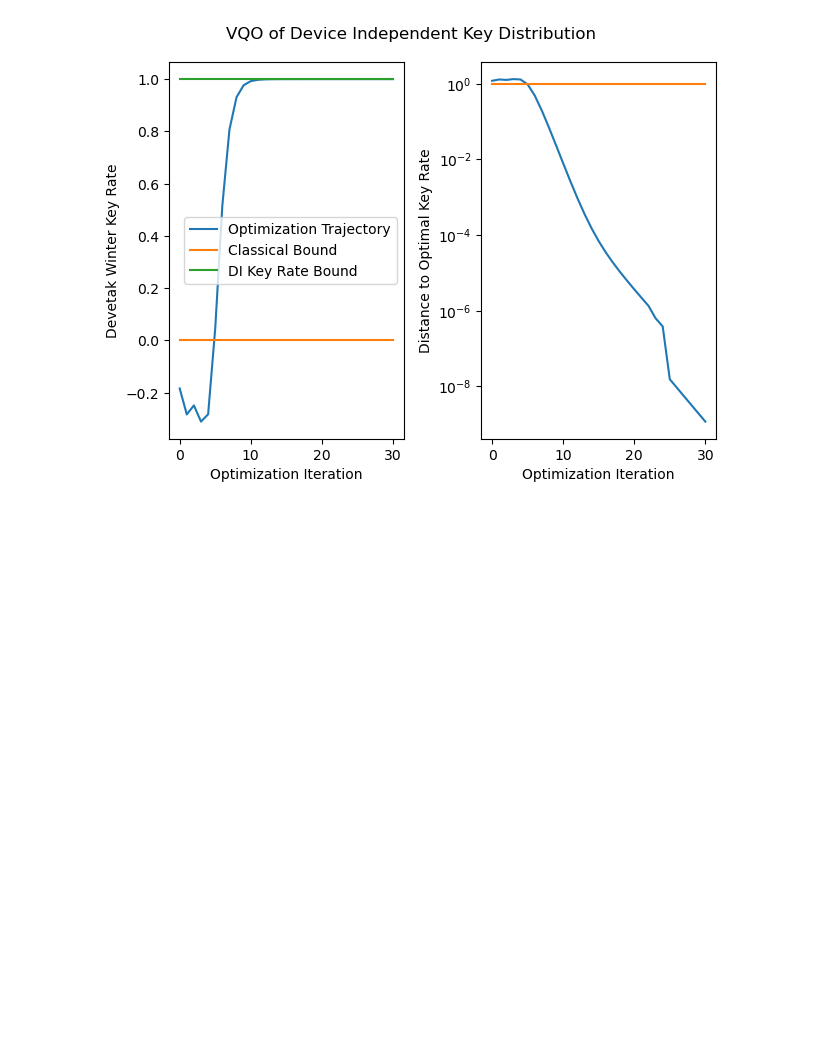
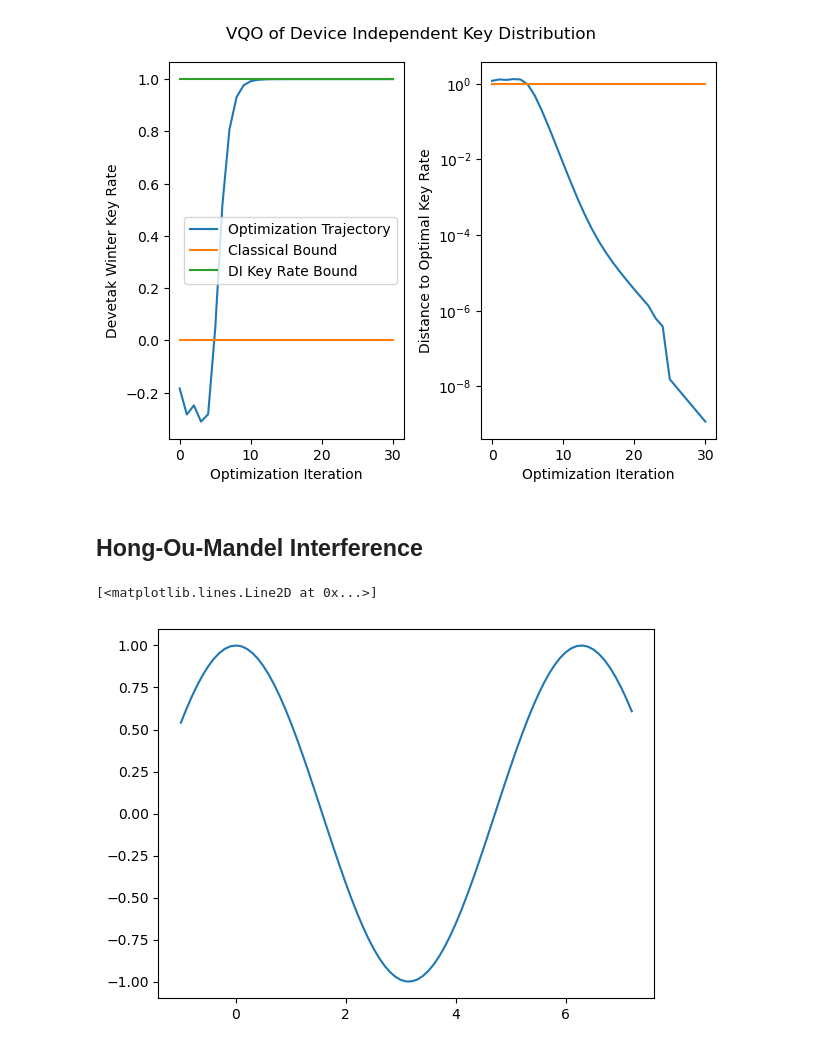
Before and after one commit to ChitambarLab/pennylane-kinesis-plugin, a Jupyter notebook: next_steps_demo.ipynb, the cells around one changed output. Saved outputs shown, nothing was run; the diff lists cells and outputs as text; code cells hidden in the pictures; blank space fills up the shorter version.

```diff
--- a/next_steps_demo.ipynb
+++ b/next_steps_demo.ipynb
@@ -476,3 +476,28 @@ ax2.set_xlabel("Optimization Iteration")
 plt.tight_layout()
 # %% [output]
 [figure]
+# %% [markdown]
+## Hong-Ou-Mandel Interference
+# %%
+hom_ansatz = qnetvo.NetworkAnsatz(
+    [qnetvo.PrepareNode(wires=[0,1], ansatz_fn=qnetvo.ghz_state)],
+    [qnetvo.ProcessingNode(wires=[0], ansatz_fn=qnetvo.local_RY, num_settings=1)],
+    [qnetvo.MeasureNode(wires=[0,1], num_out=4)],
+)
+
+hom_qnode = qnetvo.global_parity_expval_qnode(hom_ansatz)
+
+def hom_cost(*settings):
+    return -hom_qnode(hom_ansatz.qnode_settings(settings, [[],[0],[]]))
+
+
+hom_cost([qnp.pi/1.5])
+
+lin_range = qnp.arange(-1,2*qnp.pi  + 1, 0.1)
+plt.plot(
+    lin_range,
+    -1 * qnp.array(list(map(hom_cost, lin_range)))
+)
+# %% [output]
+[<matplotlib.lines.Line2D at 0x...>]
+[figure, added]
```
Also changed, not shown: parts of 2 cells of this notebook, 47 other files.
